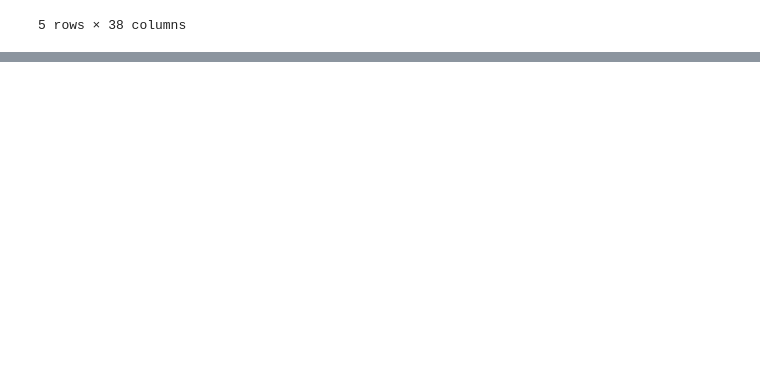
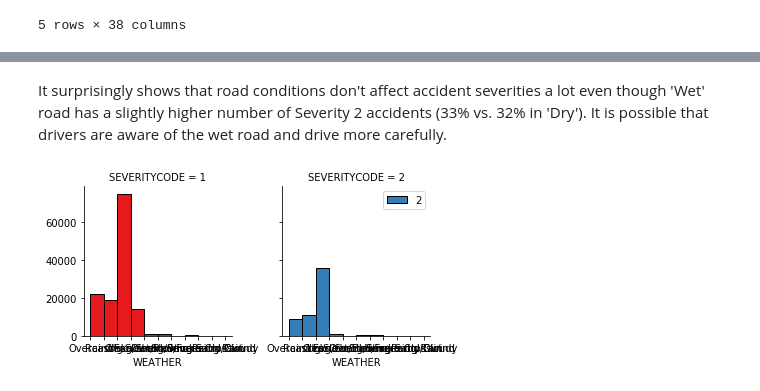
Before and after one commit to zjuyyhu/Coursera_Capstone, a Jupyter notebook: Course 9 Project.ipynb, the cells around one changed output, grey strips where cells are left out. Drawn from its saved outputs; the diff is of its cells as text; code cells hidden in the pictures; blank space fills up the shorter version.

```diff
--- a/Course 9 Project.ipynb
+++ b/Course 9 Project.ipynb
@@ -21,0 +126,9 @@ df.head()
+# %% [markdown]
+It surprisingly shows that road conditions don't affect accident severities a lot even though 'Wet' road has a slightly higher number of Severity 2 accidents (33% vs. 32% in 'Dry'). It is possible that drivers are aware of the wet road and drive more carefully.
+# %%
+g = sns.FacetGrid(df, col="SEVERITYCODE", hue="SEVERITYCODE", palette="Set1", col_wrap=2)
+g.map(plt.hist, 'WEATHER', ec="k")
+g.axes[-1].legend()
+plt.show()
+# %% [output]
+[figure, added]
```
Also changed, not shown: parts of 90 cells of this notebook.
